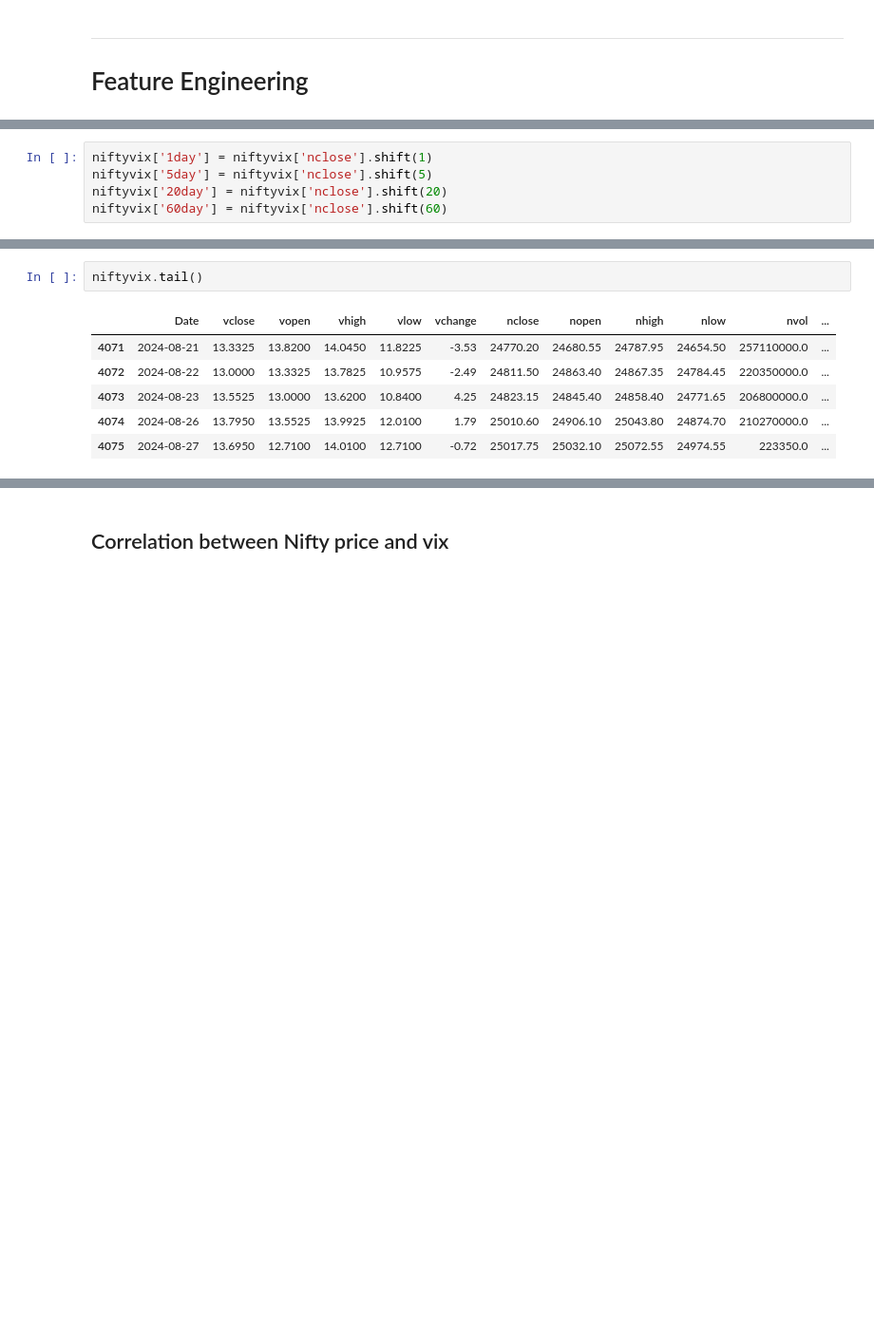
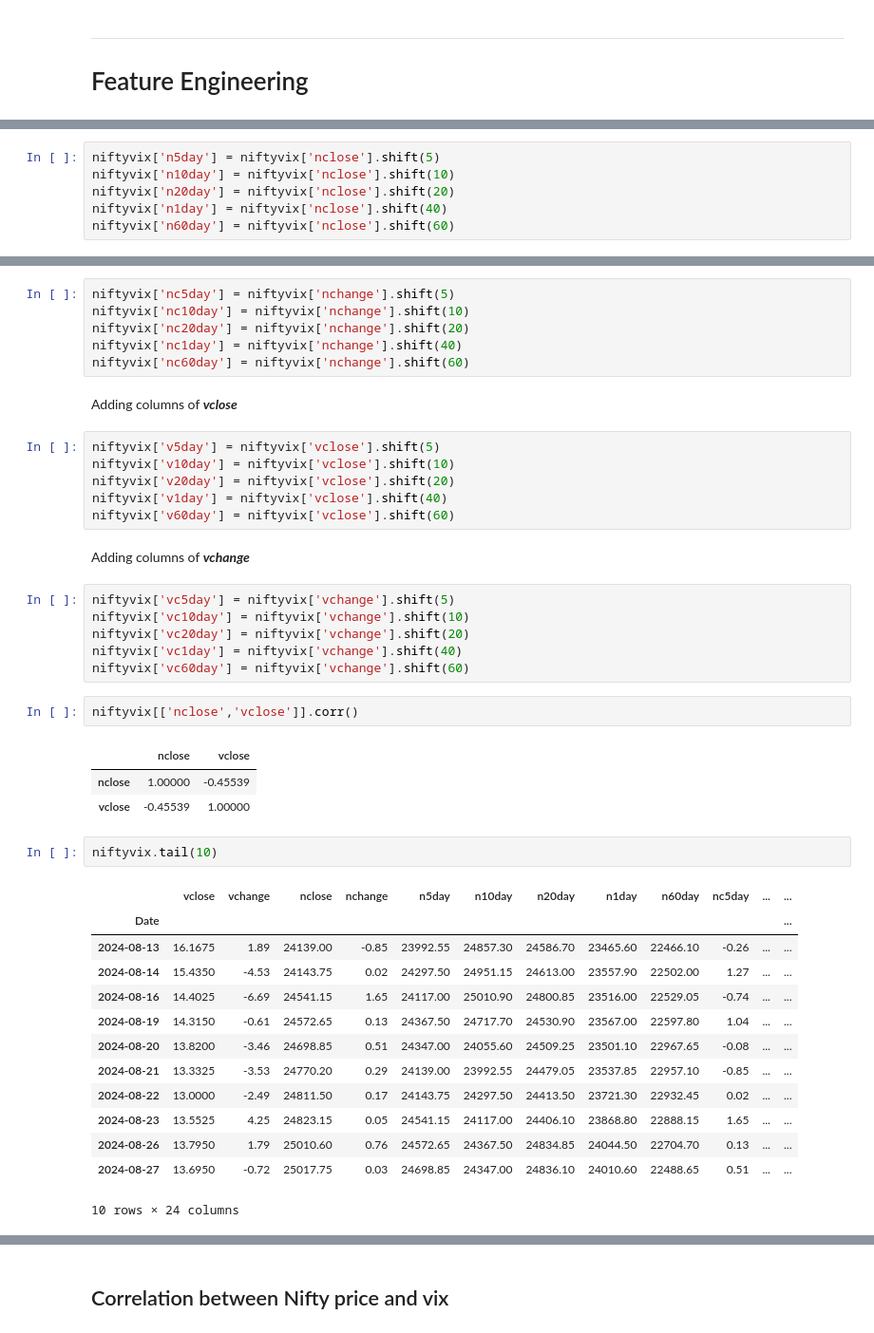
Before and after one commit to albertodavincishekhawat/IndiaVIXanalysis, a Jupyter notebook: AnalysingIndiaVIXdata.ipynb, the cells around one changed output, grey strips where cells are left out. Shown at 95% size. Cells and saved outputs as stored; diff of their text form; blank space fills up the shorter version.

```diff
--- a/AnalysingIndiaVIXdata.ipynb
+++ b/AnalysingIndiaVIXdata.ipynb
@@ -293,5 +349,6 @@ niftyvix['vclose'].plot(figsize=(20,5))
 # %%
-niftyvix['1day'] = niftyvix['nclose'].shift(1)
-niftyvix['5day'] = niftyvix['nclose'].shift(5)
-niftyvix['20day'] = niftyvix['nclose'].shift(20)
-niftyvix['60day'] = niftyvix['nclose'].shift(60)
+niftyvix['n5day'] = niftyvix['nclose'].shift(5)
+niftyvix['n10day'] = niftyvix['nclose'].shift(10)
+niftyvix['n20day'] = niftyvix['nclose'].shift(20)
+niftyvix['n1day'] = niftyvix['nclose'].shift(40)
+niftyvix['n60day'] = niftyvix['nclose'].shift(60)
@@ -298,9 +357,44 @@ niftyvix['60day'] = niftyvix['nclose'].shift(60)
+# %%
+niftyvix['nc5day'] = niftyvix['nchange'].shift(5)
+niftyvix['nc10day'] = niftyvix['nchange'].shift(10)
+niftyvix['nc20day'] = niftyvix['nchange'].shift(20)
+niftyvix['nc1day'] = niftyvix['nchange'].shift(40)
+niftyvix['nc60day'] = niftyvix['nchange'].shift(60)
+# %% [markdown]
+Adding columns of ***vclose***
+# %%
+niftyvix['v5day'] = niftyvix['vclose'].shift(5)
+niftyvix['v10day'] = niftyvix['vclose'].shift(10)
+niftyvix['v20day'] = niftyvix['vclose'].shift(20)
+niftyvix['v1day'] = niftyvix['vclose'].shift(40)
+niftyvix['v60day'] = niftyvix['vclose'].shift(60)
+# %% [markdown]
+Adding columns of ***vchange***
+# %%
+niftyvix['vc5day'] = niftyvix['vchange'].shift(5)
+niftyvix['vc10day'] = niftyvix['vchange'].shift(10)
+niftyvix['vc20day'] = niftyvix['vchange'].shift(20)
+niftyvix['vc1day'] = niftyvix['vchange'].shift(40)
+niftyvix['vc60day'] = niftyvix['vchange'].shift(60)
+# %%
+niftyvix[['nclose','vclose']].corr()
+# %% [output]
+|  | nclose | vclose |
+| nclose | 1.00000 | -0.45539 |
+| vclose | -0.45539 | 1.00000 |
 # %%
-niftyvix.tail()
+niftyvix.tail(10)
 # %% [output]
-|  | Date | vclose | vopen | vhigh | vlow | vchange | nclose | nopen | nhigh | nlow | nvol | ... |
-| 4071 | 2024-08-21 | 13.3325 | 13.8200 | 14.0450 | 11.8225 | -3.53 | 24770.20 | 24680.55 | 24787.95 | 24654.50 | 257110000.0 | ... |
-| 4072 | 2024-08-22 | 13.0000 | 13.3325 | 13.7825 | 10.9575 | -2.49 | 24811.50 | 24863.40 | 24867.35 | 24784.45 | 220350000.0 | ... |
-| 4073 | 2024-08-23 | 13.5525 | 13.0000 | 13.6200 | 10.8400 | 4.25 | 24823.15 | 24845.40 | 24858.40 | 24771.65 | 206800000.0 | ... |
-| 4074 | 2024-08-26 | 13.7950 | 13.5525 | 13.9925 | 12.0100 | 1.79 | 25010.60 | 24906.10 | 25043.80 | 24874.70 | 210270000.0 | ... |
-| 4075 | 2024-08-27 | 13.6950 | 12.7100 | 14.0100 | 12.7100 | -0.72 | 25017.75 | 25032.10 | 25072.55 | 24974.55 | 223350.0 | ... |
+|  | vclose | vchange | nclose | nchange | n5day | n10day | n20day | n1day | n60day | nc5day | ... | ... |
+| Date |  |  |  |  |  |  |  |  |  |  |  | ... |
+| 2024-08-13 | 16.1675 | 1.89 | 24139.00 | -0.85 | 23992.55 | 24857.30 | 24586.70 | 23465.60 | 22466.10 | -0.26 | ... | ... |
+| 2024-08-14 | 15.4350 | -4.53 | 24143.75 | 0.02 | 24297.50 | 24951.15 | 24613.00 | 23557.90 | 22502.00 | 1.27 | ... | ... |
+| 2024-08-16 | 14.4025 | -6.69 | 24541.15 | 1.65 | 24117.00 | 25010.90 | 24800.85 | 23516.00 | 22529.05 | -0.74 | ... | ... |
+| 2024-08-19 | 14.3150 | -0.61 | 24572.65 | 0.13 | 24367.50 | 24717.70 | 24530.90 | 23567.00 | 22597.80 | 1.04 | ... | ... |
+| 2024-08-20 | 13.8200 | -3.46 | 24698.85 | 0.51 | 24347.00 | 24055.60 | 24509.25 | 23501.10 | 22967.65 | -0.08 | ... | ... |
+| 2024-08-21 | 13.3325 | -3.53 | 24770.20 | 0.29 | 24139.00 | 23992.55 | 24479.05 | 23537.85 | 22957.10 | -0.85 | ... | ... |
+| 2024-08-22 | 13.0000 | -2.49 | 24811.50 | 0.17 | 24143.75 | 24297.50 | 24413.50 | 23721.30 | 22932.45 | 0.02 | ... | ... |
+| 2024-08-23 | 13.5525 | 4.25 | 24823.15 | 0.05 | 24541.15 | 24117.00 | 24406.10 | 23868.80 | 22888.15 | 1.65 | ... | ... |
+| 2024-08-26 | 13.7950 | 1.79 | 25010.60 | 0.76 | 24572.65 | 24367.50 | 24834.85 | 24044.50 | 22704.70 | 0.13 | ... | ... |
+| 2024-08-27 | 13.6950 | -0.72 | 25017.75 | 0.03 | 24698.85 | 24347.00 | 24836.10 | 24010.60 | 22488.65 | 0.51 | ... | ... |
+10 rows × 24 columns
```
Also changed, not shown: parts of 31 cells of this notebook.
